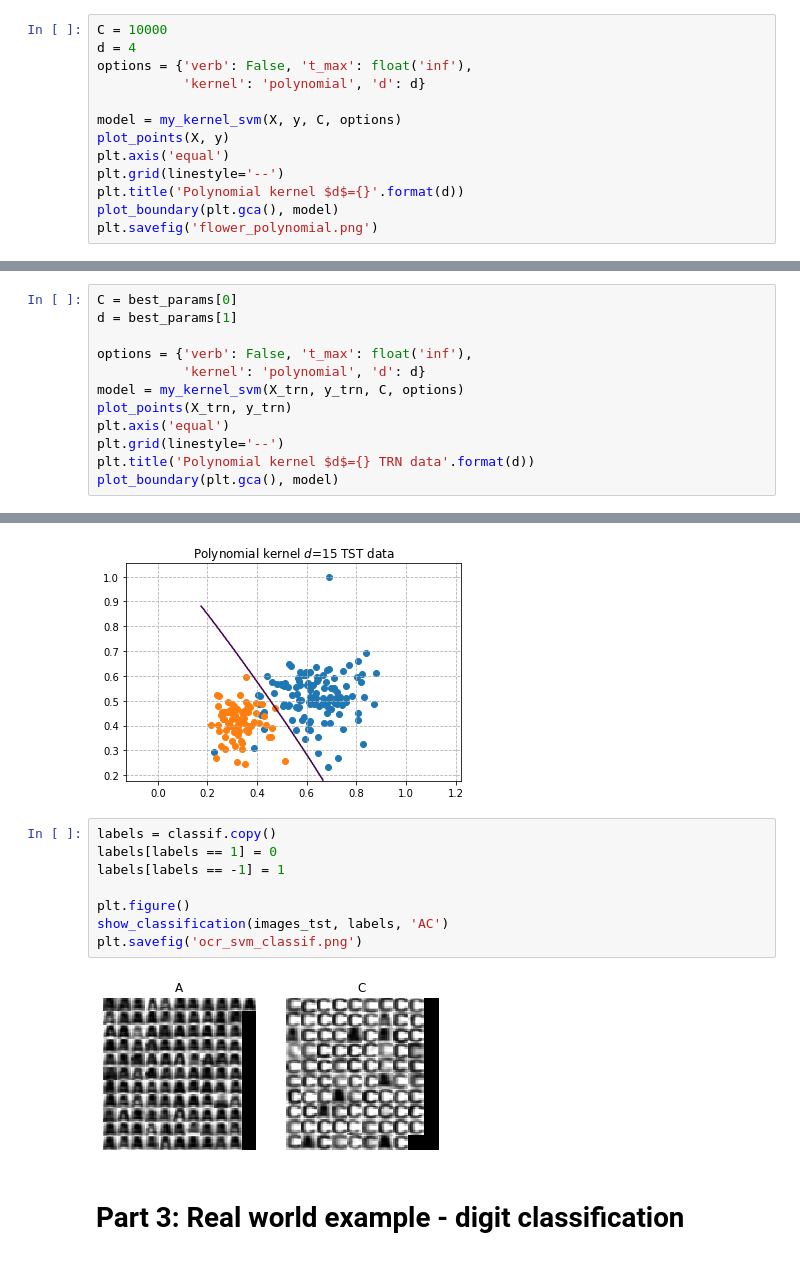
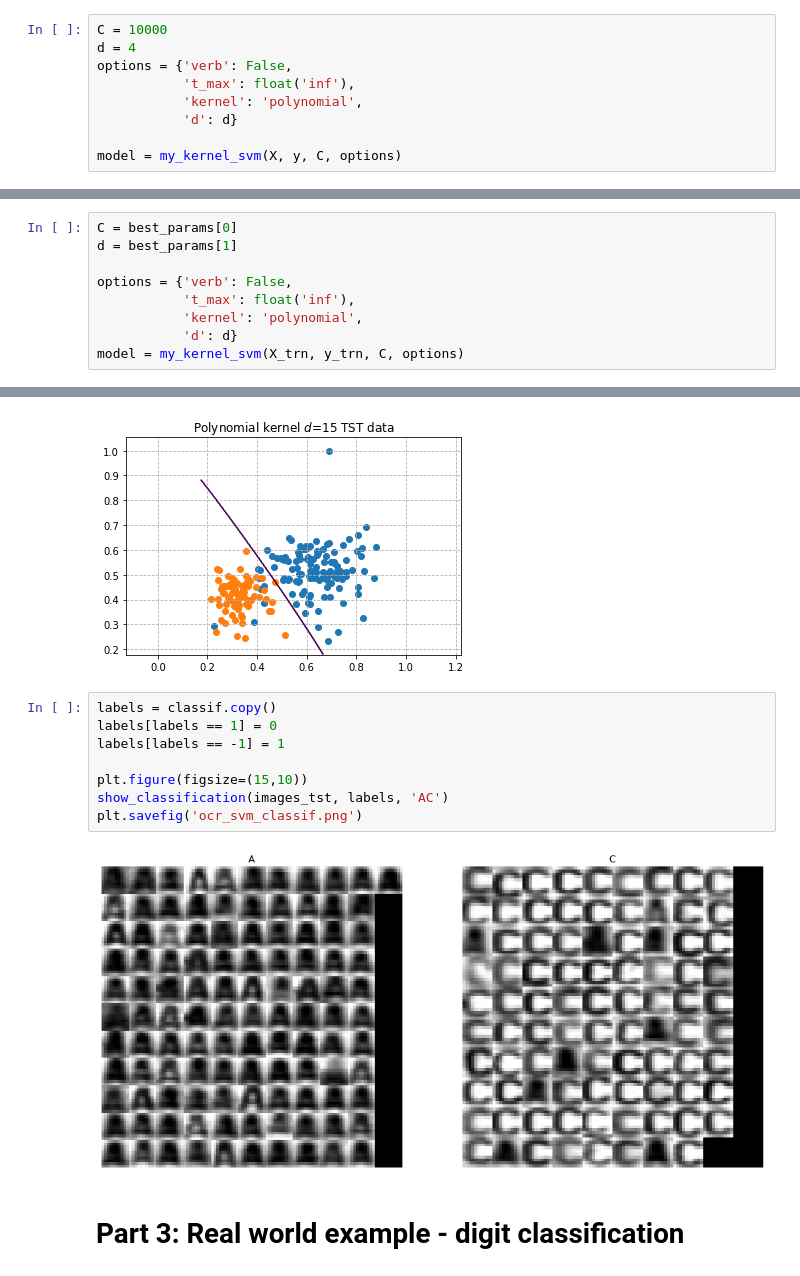
Before and after one commit to matouspelikan/rpzCTU, a Jupyter notebook: assignment_svm2_template/svm2.ipynb, the cells around one changed output, grey strips where cells are left out. Drawn from its saved outputs; the diff is of its cells as text.

```diff
--- a/assignment_svm2_template/svm2.ipynb
+++ b/assignment_svm2_template/svm2.ipynb
@@ -114,13 +129,9 @@ plt.savefig('flower_rbf.png')
 # %%
 C = 10000
 d = 4
-options = {'verb': False, 't_max': float('inf'),
-           'kernel': 'polynomial', 'd': d}
+options = {'verb': False,
+           't_max': float('inf'),
+           'kernel': 'polynomial',
+           'd': d}
 
 model = my_kernel_svm(X, y, C, options)
-plot_points(X, y)
-plt.axis('equal')
-plt.grid(linestyle='--')
-plt.title('Polynomial kernel $d$={}'.format(d))
-plot_boundary(plt.gca(), model)
-plt.savefig('flower_polynomial.png')
@@ -170,11 +187,8 @@ best params: C=0.001, d=15
 C = best_params[0]
 d = best_params[1]
 
-options = {'verb': False, 't_max': float('inf'),
-           'kernel': 'polynomial', 'd': d}
+options = {'verb': False,
+           't_max': float('inf'),
+           'kernel': 'polynomial',
+           'd': d}
 model = my_kernel_svm(X_trn, y_trn, C, options)
-plot_points(X_trn, y_trn)
-plt.axis('equal')
-plt.grid(linestyle='--')
-plt.title('Polynomial kernel $d$={} TRN data'.format(d))
-plot_boundary(plt.gca(), model)
@@ -203,13 +223,13 @@ plt.savefig('ocr_polynomial_kernel_tst.png')
 # %%
 labels = classif.copy()
 labels[labels == 1] = 0
 labels[labels == -1] = 1
 
-plt.figure()
+plt.figure(figsize=(15,10))
 show_classification(images_tst, labels, 'AC')
 plt.savefig('ocr_svm_classif.png')
 # %% [output]
-[figure, old version]
+[figure, new version]
 # %% [markdown]
 # Part 3: Real world example - digit classification
 # %%
```
Also changed, not shown: parts of 14 cells of this notebook.
